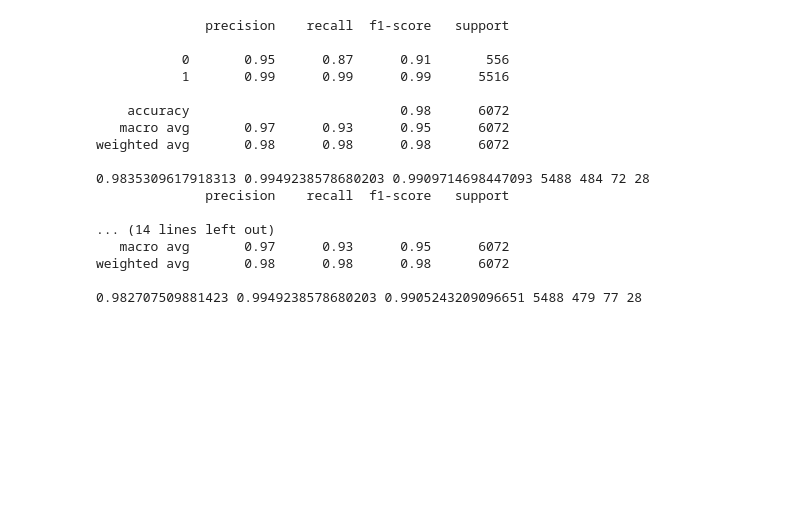
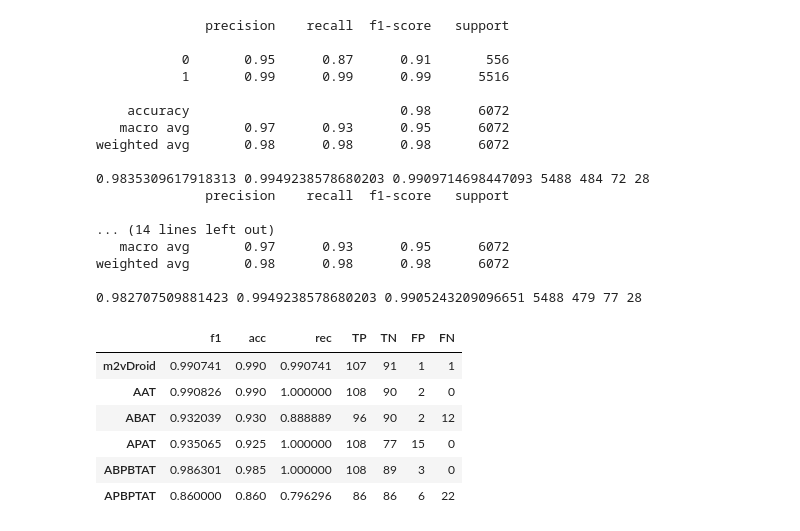
Before and after one commit to rcgonzalez9061/m2v-adversarial-hindroid, a Jupyter notebook: notebooks/Model Selection.ipynb, the cells around one changed output. Saved outputs shown, nothing was run; the diff lists cells and outputs as text; code cells hidden in the pictures; blank space fills up the shorter version.

```diff
--- a/notebooks/Model Selection.ipynb
+++ b/notebooks/Model Selection.ipynb
@@ -177,0 +287,12 @@ weighted avg       0.98      0.98      0.98      6072
+# %%
+m2v_results_path = 'data/out/miniset-test/m2vDroid-results.csv'
+hindroid_results_path = 'data/out/miniset-test/miniset-train_HD_predictions.csv'
+performance_table(m2v_results_path, hindroid_results_path)
+# %% [output]
+|  | f1 | acc | rec | TP | TN | FP | FN |
+| m2vDroid | 0.990741 | 0.990 | 0.990741 | 107 | 91 | 1 | 1 |
+| AAT | 0.990826 | 0.990 | 1.000000 | 108 | 90 | 2 | 0 |
+| ABAT | 0.932039 | 0.930 | 0.888889 | 96 | 90 | 2 | 12 |
+| APAT | 0.935065 | 0.925 | 1.000000 | 108 | 77 | 15 | 0 |
+| ABPBTAT | 0.986301 | 0.985 | 1.000000 | 108 | 89 | 3 | 0 |
+| APBPTAT | 0.860000 | 0.860 | 0.796296 | 86 | 86 | 6 | 22 |
```
Also changed, not shown: parts of 9 cells of this notebook, 7 other files.
